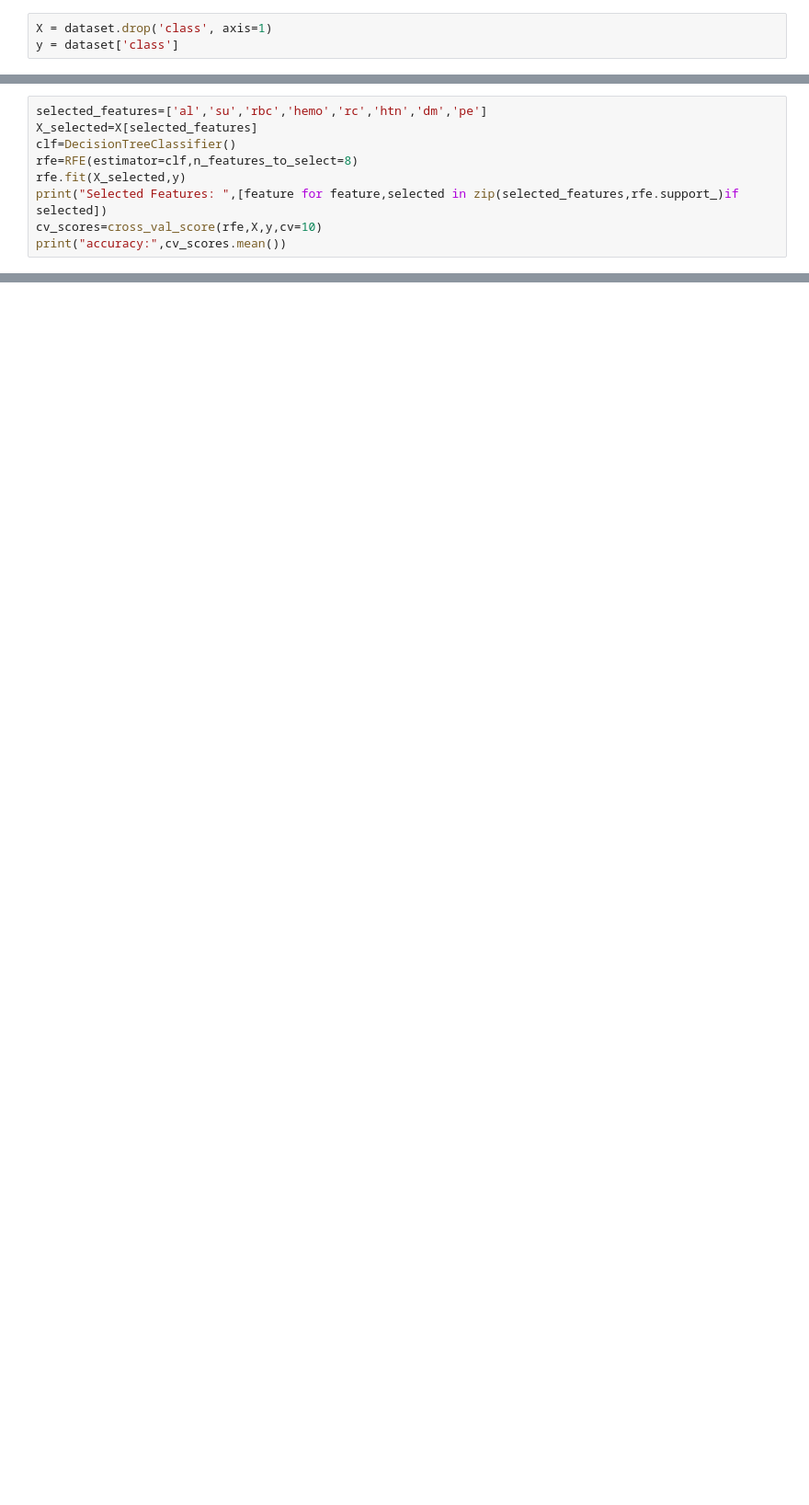
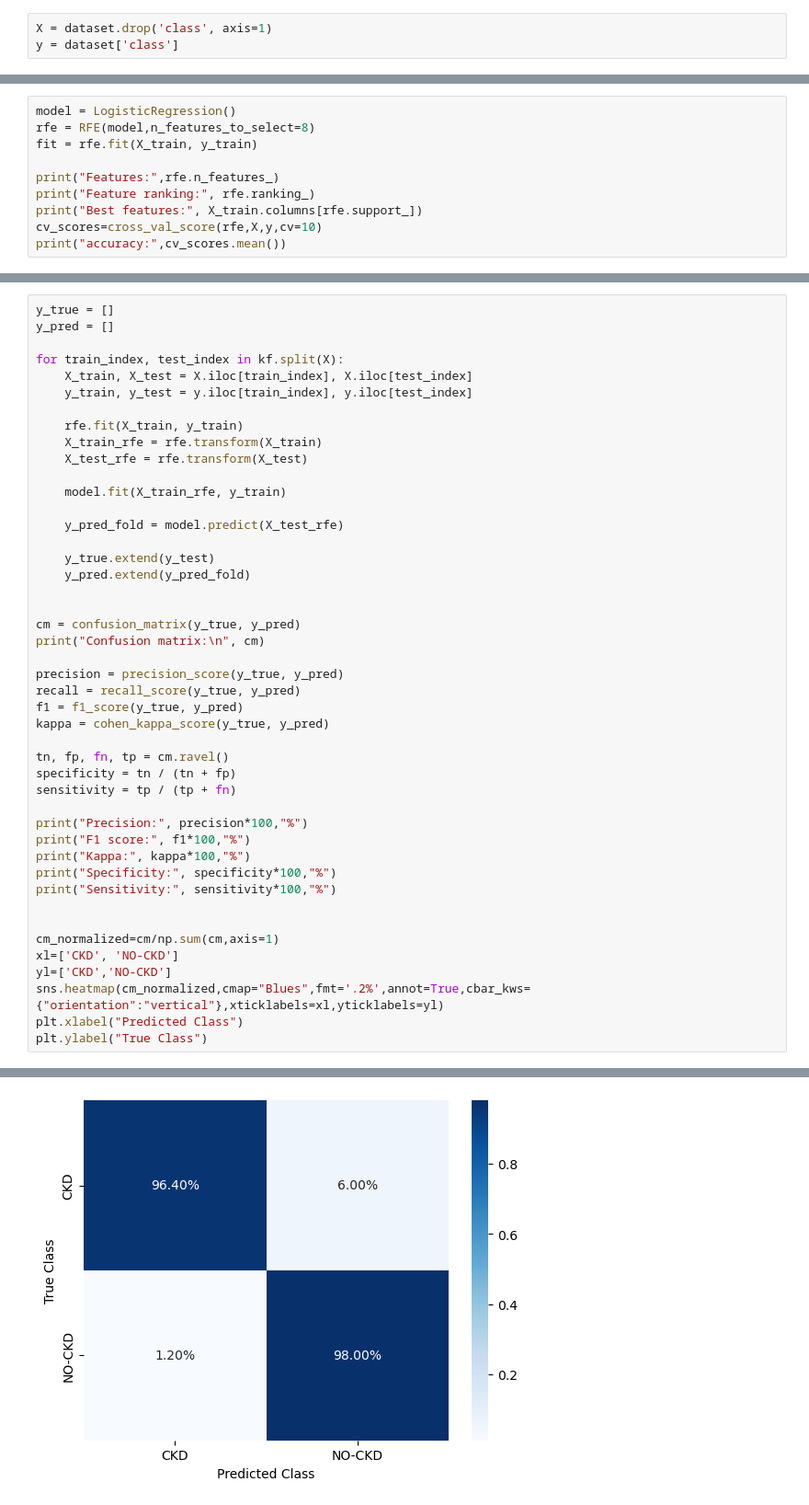
Before and after one commit to praveen3225/ML_PROJECT_CKD-Prediction, a Jupyter notebook: MINI PROJECT/miniproject.ipynb, the cells around one changed output, grey strips where cells are left out. Shown at 92% size. Saved outputs shown, nothing was run; the diff lists cells and outputs as text; blank space fills up the shorter version.

```diff
--- a/MINI PROJECT/miniproject.ipynb
+++ b/MINI PROJECT/miniproject.ipynb
@@ -350,12 +346,3 @@ Specificity: 98.4 %
 Sensitivity: 96.66666666666667 %
 Text(50.722222222222214, 0.5, 'True Class')
 [figure]
-# %%
-selected_features=['al','su','rbc','hemo','rc','htn','dm','pe']
-X_selected=X[selected_features]
-clf=DecisionTreeClassifier()
-rfe=RFE(estimator=clf,n_features_to_select=8)
-rfe.fit(X_selected,y)
-print("Selected Features: ",[feature for feature,selected in zip(selected_features,rfe.support_)if selected])
-cv_scores=cross_val_score(rfe,X,y,cv=10)
-print("accuracy:",cv_scores.mean())
@@ -405,0 +349,10 @@ Text(50.722222222222214, 0.5, 'True Class')
+# %%
+model = LogisticRegression()
+rfe = RFE(model,n_features_to_select=8)
+fit = rfe.fit(X_train, y_train)
+
+print("Features:",rfe.n_features_)
+print("Feature ranking:", rfe.ranking_)
+print("Best features:", X_train.columns[rfe.support_])
+cv_scores=cross_val_score(rfe,X,y,cv=10)
+print("accuracy:",cv_scores.mean())
@@ -405,0 +364,46 @@ Text(50.722222222222214, 0.5, 'True Class')
+# %%
+y_true = []
+y_pred = []
+
+for train_index, test_index in kf.split(X):
+    X_train, X_test = X.iloc[train_index], X.iloc[test_index]
+    y_train, y_test = y.iloc[train_index], y.iloc[test_index]
+
+    rfe.fit(X_train, y_train)
+    X_train_rfe = rfe.transform(X_train)
+    X_test_rfe = rfe.transform(X_test)
+
+    model.fit(X_train_rfe, y_train)
+
+    y_pred_fold = model.predict(X_test_rfe)
+
+    y_true.extend(y_test)
+    y_pred.extend(y_pred_fold)
+
+
+cm = confusion_matrix(y_true, y_pred)
+print("Confusion matrix:\n", cm)
+
+precision = precision_score(y_true, y_pred)
+recall = recall_score(y_true, y_pred)
+f1 = f1_score(y_true, y_pred)
+kappa = cohen_kappa_score(y_true, y_pred)
+
+tn, fp, fn, tp = cm.ravel()
+specificity = tn / (tn + fp)
+sensitivity = tp / (tp + fn)
+
+print("Precision:", precision*100,"%")
+print("F1 score:", f1*100,"%")
+print("Kappa:", kappa*100,"%")
+print("Specificity:", specificity*100,"%")
+print("Sensitivity:", sensitivity*100,"%")
+
+
+cm_normalized=cm/np.sum(cm,axis=1)
+xl=['CKD', 'NO-CKD']
+yl=['CKD','NO-CKD']
+sns.heatmap(cm_normalized,cmap="Blues",fmt='.2%',annot=True,cbar_kws={"orientation":"vertical"},xticklabels=xl,yticklabels=yl)
+plt.xlabel("Predicted Class")
+plt.ylabel("True Class")
+# %% [output]
@@ -405,0 +419 @@ Text(50.722222222222214, 0.5, 'True Class')
+[figure, added]
```
Also changed, not shown: parts of 6 cells of this notebook.
